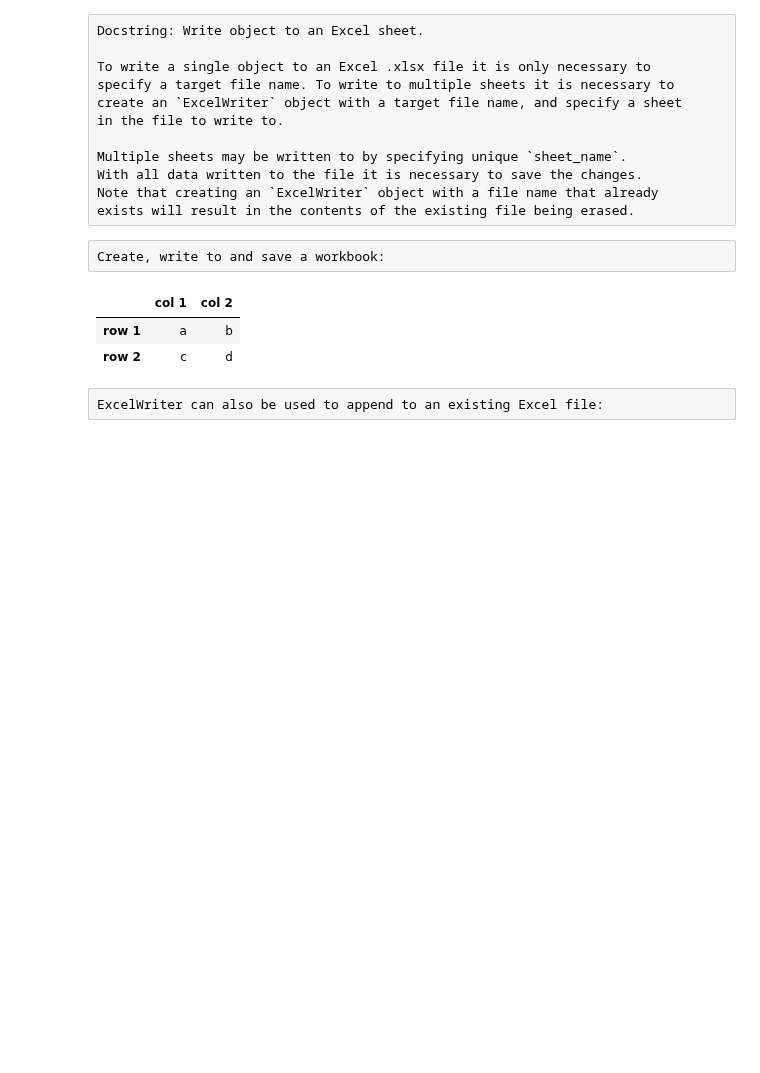
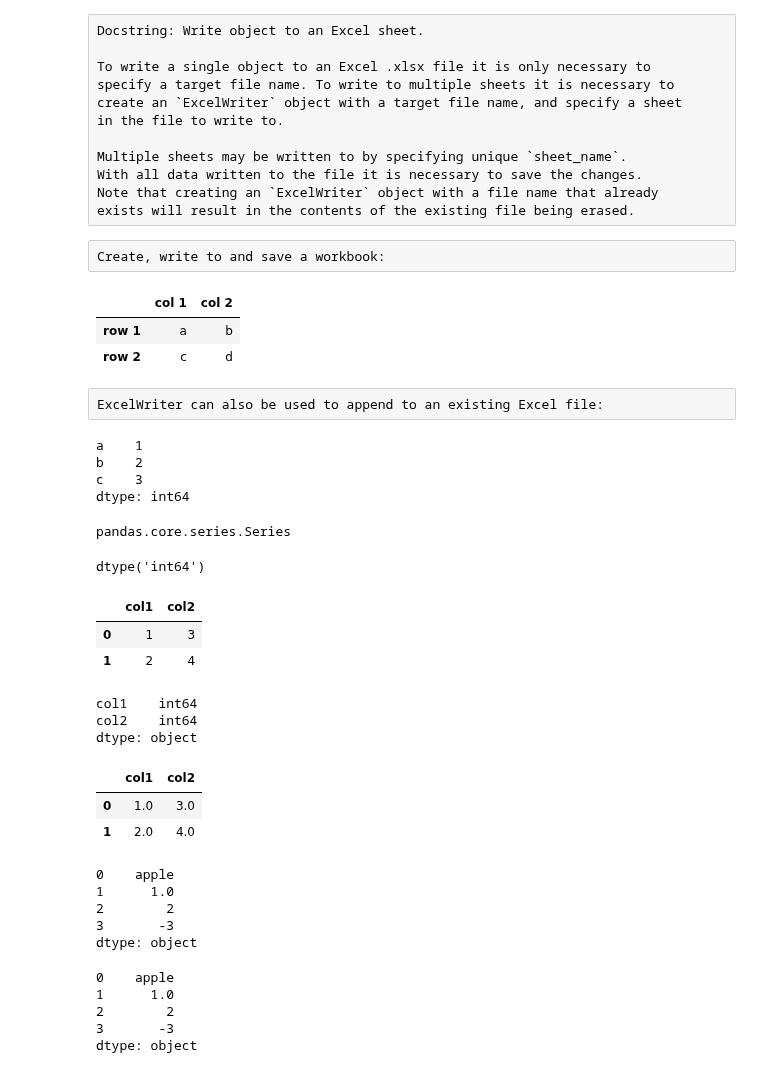
Before and after one commit to GurkanGitHub/Python, a Jupyter notebook: pandas_df_functions.ipynb, the cells around one changed output. Saved outputs shown, nothing was run; the diff lists cells and outputs as text; code cells hidden in the pictures; blank space fills up the shorter version.

```diff
--- a/pandas_df_functions.ipynb
+++ b/pandas_df_functions.ipynb
@@ -1035,3 +1035,38 @@ To set the library that is used to write the Excel file, you can pass the `engin
 automatically chosen depending on the file extension):
 # %%
 df.to_excel('C:/Users/Owner/Desktop/output1.xlsx', engine='xlsxwriter')  # doctest: +SKIP
+# %%
+pd.Series([1,2,3], index=["a", "b", "c"])
+# %% [output]
+a    1
+b    2
+c    3
+dtype: int64
+# %%
+type(pd.Series([1,2,3]))
+# %% [output]
+pandas.core.series.Series
+# %%
+pd.Series([1,2,3]).dtype
+# %% [output]
+dtype('int64')
+# %%
+d = {'col1': [1, 2], 'col2': [3, 4]}
+df = pd.DataFrame(data=d)
+df
+# %% [output]
+|  | col1 | col2 |
+| 0 | 1 | 3 |
+| 1 | 2 | 4 |
+# %%
+df.dtypes
+# %% [output]
+col1    int64
+col2    int64
+dtype: object
+# %%
+df.astype("float")
+# %% [output]
+|  | col1 | col2 |
+| 0 | 1.0 | 3.0 |
+| 1 | 2.0 | 4.0 |
@@ -1037,0 +1075,16 @@ df.to_excel('C:/Users/Owner/Desktop/output1.xlsx', engine='xlsxwriter')  # docte
+# %%
+s
+# %% [output]
+0    apple
+1      1.0
+2        2
+3       -3
+dtype: object
+# %%
+pd.to_numeric(s, errors='ignore')
+# %% [output]
+0    apple
+1      1.0
+2        2
+3       -3
+dtype: object
```
Also changed, not shown: parts of 1 cell of this notebook, 1 other file.
